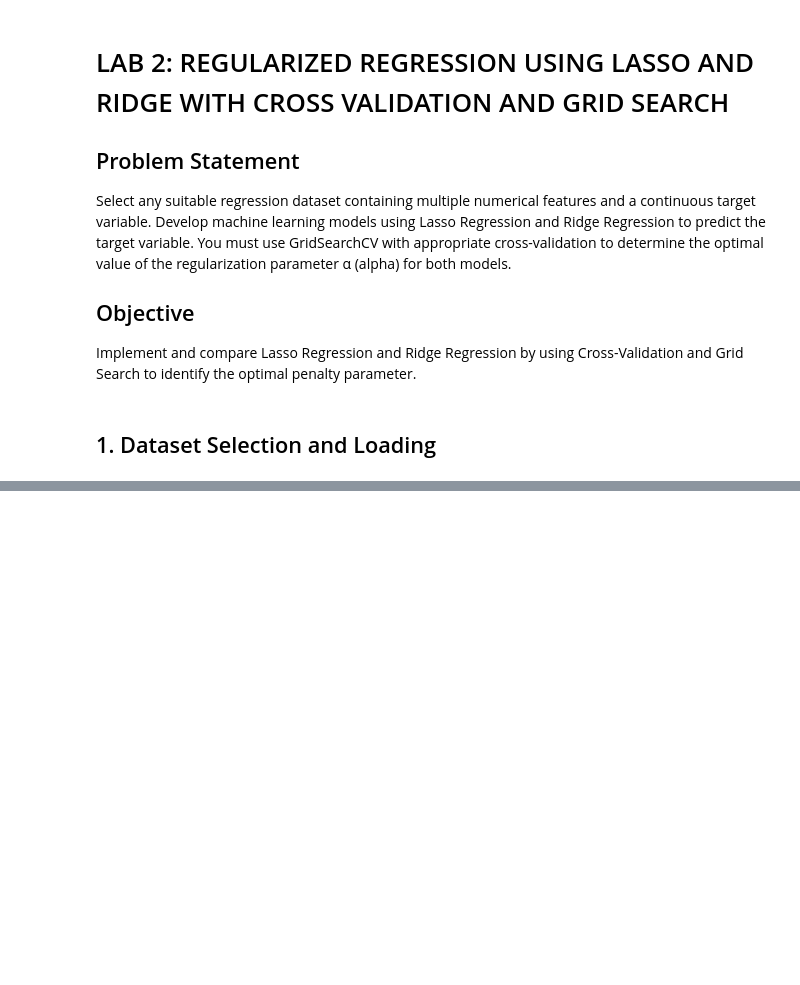
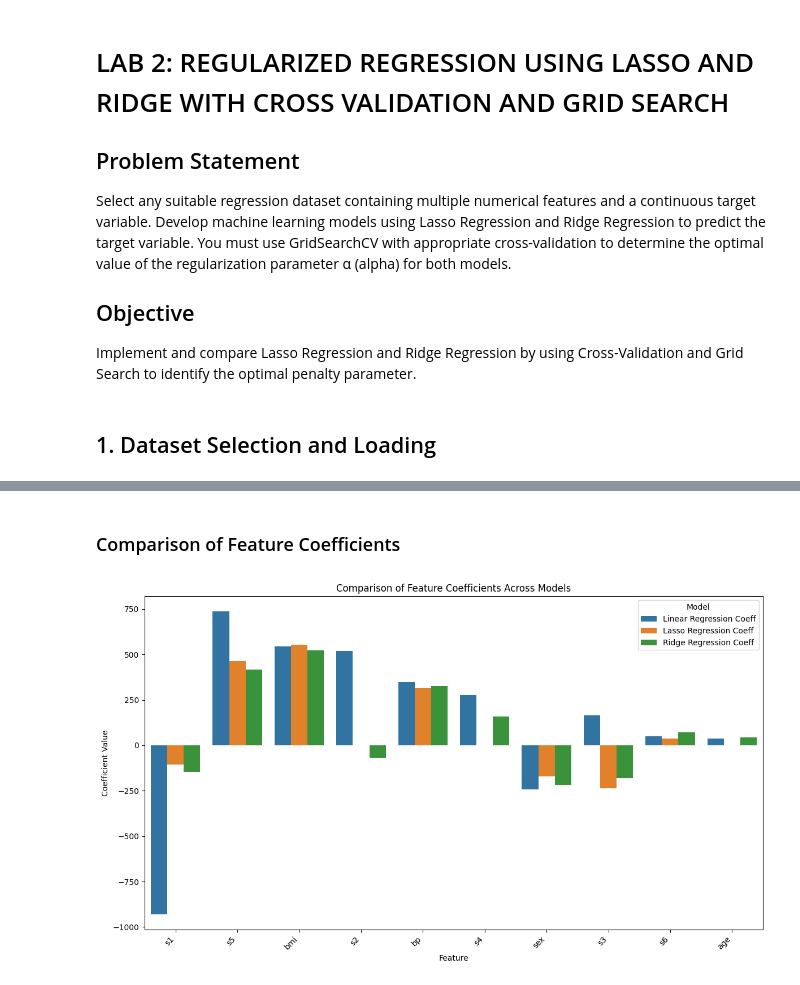
Before and after one commit to 5und4r/MachineLearningLab, a Jupyter notebook: MachineLearningLabII.ipynb, the cells around one changed output, grey strips where cells are left out. Drawn from its saved outputs; the diff is of its cells as text; code cells hidden in the pictures; blank space fills up the shorter version.

```diff
--- a/MachineLearningLabII.ipynb
+++ b/MachineLearningLabII.ipynb
@@ -494,0 +746,8 @@ Independent Variables :
+# %%
+# Print the best alpha found by GridSearchCV
+best_alpha_ridge = grid_search_ridge.best_params_['alpha']
+print(f"Optimal alpha for Ridge Regression: {best_alpha_ridge:.4f}")
+
+# Train the final Ridge model with the best alpha
+final_ridge_model = Ridge(alpha=best_alpha_ridge, random_state=42)
+final_ridge_model.fit(Xtrain, ytrain)
@@ -494,0 +813,23 @@ Independent Variables :
+# %%
+# Get feature names
+feature_names = X.columns
+
+# Get coefficients for each model
+linear_coefficients = LinReg.coef_
+lasso_coefficients = final_lasso_model.coef_
+ridge_coefficients = final_ridge_model.coef_
+
+# Create a DataFrame for coefficient comparison
+coefficients_df = pd.DataFrame({
+    'Feature': feature_names,
+    'Linear Regression Coeff': linear_coefficients,
+    'Lasso Regression Coeff': lasso_coefficients,
+    'Ridge Regression Coeff': ridge_coefficients
+})
+
+# Sort by absolute value of linear regression coefficient for better readability
+coefficients_df['Abs_Linear_Coeff'] = np.abs(coefficients_df['Linear Regression Coeff'])
+coefficients_df = coefficients_df.sort_values(by='Abs_Linear_Coeff', ascending=False).drop(columns=['Abs_Linear_Coeff'])
+
+print("Regression Coefficients Comparison:")
+display(coefficients_df)
@@ -494,0 +893,14 @@ Independent Variables :
+# %% [markdown]
+### Comparison of Feature Coefficients
+# %%
+plt.figure(figsize=(12, 7))
+coefficients_df_melted = coefficients_df.melt(id_vars='Feature', var_name='Model', value_name='Coefficient')
+sns.barplot(x='Feature', y='Coefficient', hue='Model', data=coefficients_df_melted)
+plt.xticks(rotation=45, ha='right')
+plt.title('Comparison of Feature Coefficients Across Models')
+plt.ylabel('Coefficient Value')
+plt.xlabel('Feature')
+plt.tight_layout()
+plt.show()
+# %% [output]
+[figure, added]
```
Also changed, not shown: parts of 35 cells of this notebook.
